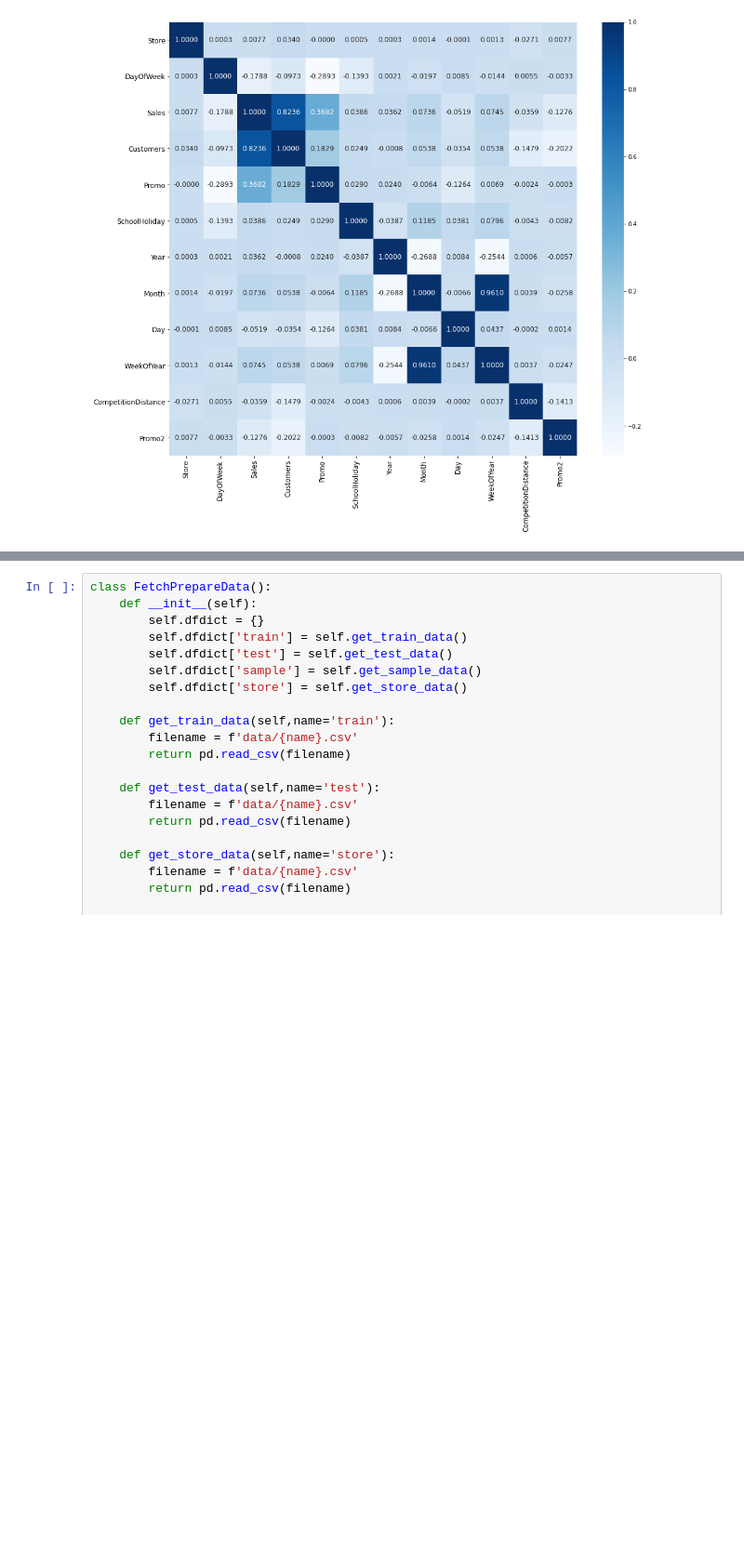
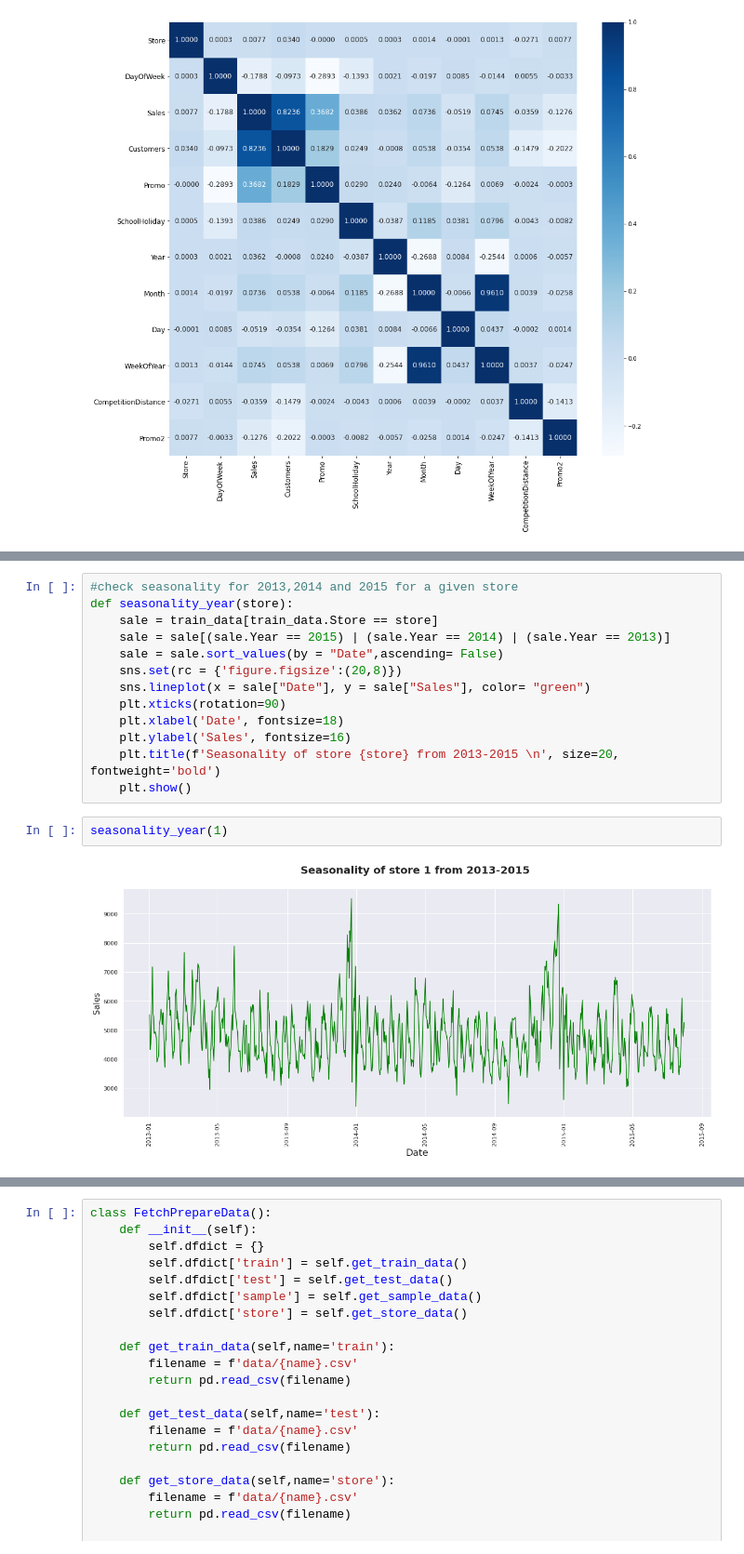
Before and after one commit to Bethelsis/Pharmaceutical-Sales-prediction, a Jupyter notebook: Notebooks/sales_predict_prophet.ipynb, the cells around one changed output, grey strips where cells are left out. Shown at 93% size. Saved outputs shown, nothing was run; the diff lists cells and outputs as text; blank space fills up the shorter version.

```diff
--- a/Notebooks/sales_predict_prophet.ipynb
+++ b/Notebooks/sales_predict_prophet.ipynb
@@ -247,0 +275,17 @@ plt.show()
+# %%
+#check seasonality for 2013,2014 and 2015 for a given store
+def seasonality_year(store):
+    sale = train_data[train_data.Store == store]
+    sale = sale[(sale.Year == 2015) | (sale.Year == 2014) | (sale.Year == 2013)]
+    sale = sale.sort_values(by = "Date",ascending= False)
+    sns.set(rc = {'figure.figsize':(20,8)})
+    sns.lineplot(x = sale["Date"], y = sale["Sales"], color= "green")
+    plt.xticks(rotation=90)
+    plt.xlabel('Date', fontsize=18)
+    plt.ylabel('Sales', fontsize=16)
+    plt.title(f'Seasonality of store {store} from 2013-2015 \n', size=20, fontweight='bold')
+    plt.show()
+# %%
+seasonality_year(1)
+# %% [output]
+[figure, added]
```
Also changed, not shown: parts of 14 cells of this notebook.
